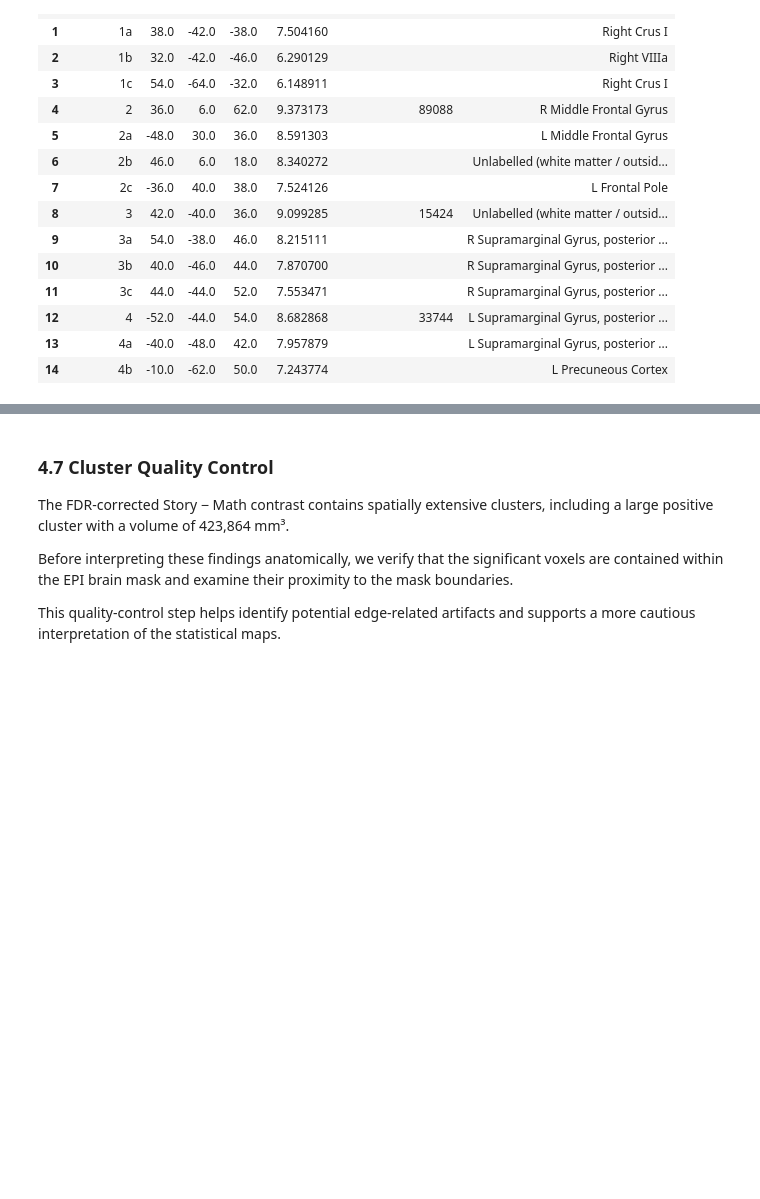
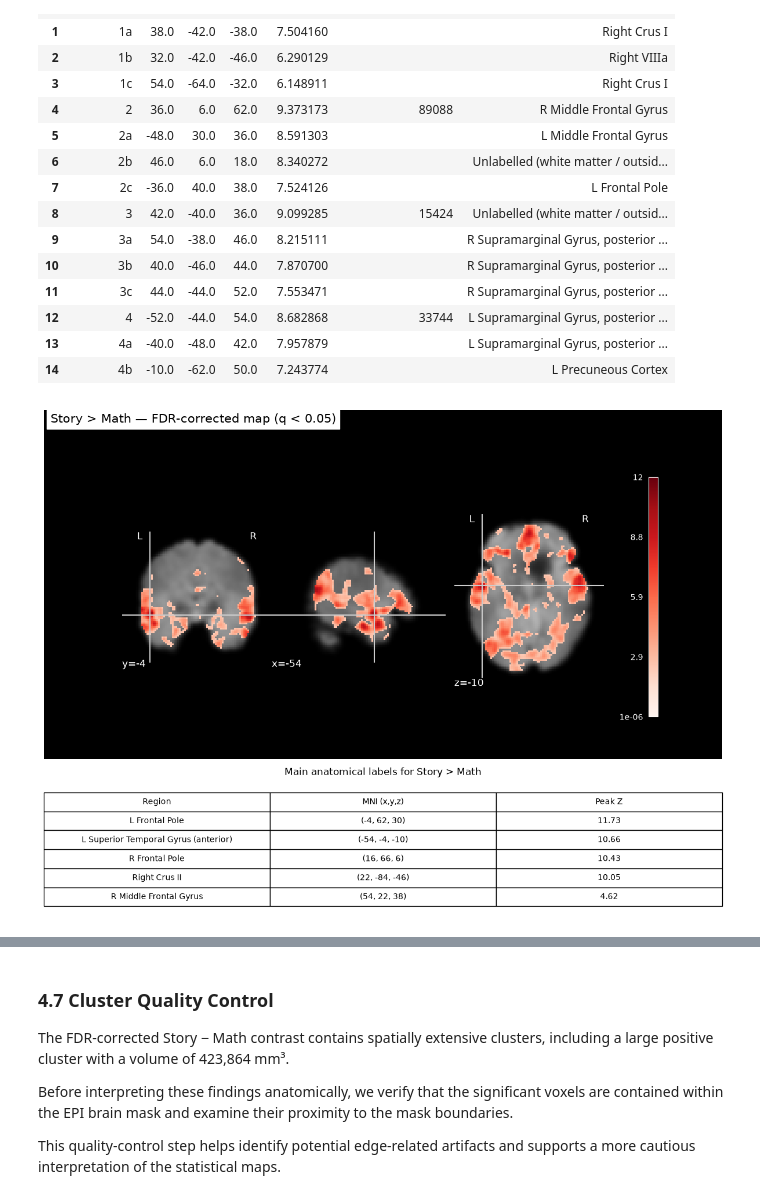
Before and after one commit to Yasmine-bou/NX421-MiniProject-1, a Jupyter notebook: 03_glm.ipynb, the cells around one changed output, grey strips where cells are left out. Drawn from its saved outputs; the diff is of its cells as text; code cells hidden in the pictures; blank space fills up the shorter version.

```diff
--- a/03_glm.ipynb
+++ b/03_glm.ipynb
@@ -1253,3 +1308,95 @@ Math > Story — peaks:
 | 12 | 4 | -52.0 | -44.0 | 54.0 | 8.682868 | 33744 | L Supramarginal Gyrus, posterior ... |
 | 13 | 4a | -40.0 | -48.0 | 42.0 | 7.957879 |  | L Supramarginal Gyrus, posterior ... |
 | 14 | 4b | -10.0 | -62.0 | 50.0 | 7.243774 |  | L Precuneous Cortex |
+# %%
+import pandas as pd
+import matplotlib.pyplot as plt
+from matplotlib import gridspec
+from nilearn import plotting
+import nibabel as nib
+import numpy as np
+from nilearn import image
+
+# ---------------------------------------------------
+# 1) Load Story-Math FDR map and keep only positive voxels
+# ---------------------------------------------------
+z_map_path = (
+    GLM_DIR / "first_level" / "story_minus_math" / "story_minus_math_z_score_fdr05.nii.gz"
+)
+
+z_map_img = nib.load(str(z_map_path))
+z_data = z_map_img.get_fdata()
+
+# Keep only positive voxels = Story > Math
+story_gt_math_data = np.where(z_data > 0, z_data, 0)
+story_gt_math_img = image.new_img_like(z_map_img, story_gt_math_data)
+
+# ---------------------------------------------------
+# 2) Create a small summary table of the main peaks
+#    (based on your cluster analysis output)
+# ---------------------------------------------------
+story_regions_df = pd.DataFrame({
+    "Region": [
+        "L Frontal Pole",
+        "L Superior Temporal Gyrus (anterior)",
+        "R Frontal Pole",
+        "Right Crus II",
+        "R Middle Frontal Gyrus"
+    ],
+    "MNI (x,y,z)": [
+        "(-4, 62, 30)",
+        "(-54, -4, -10)",
+        "(16, 66, 6)",
+        "(22, -84, -46)",
+        "(54, 22, 38)"
+    ],
+    "Peak Z": [
+        11.73,
+        10.66,
+        10.43,
+        10.05,
+        4.62
+    ]
+})
+
+# ---------------------------------------------------
+# 3) Make figure: map on top, table below
+# ---------------------------------------------------
+fig = plt.figure(figsize=(12, 9))
+gs = gridspec.GridSpec(2, 1, height_ratios=[3.5, 1.3])
+
+# --- Top: stat map
+ax1 = fig.add_subplot(gs[0])
+display = plotting.plot_stat_map(
+    story_gt_math_img,
+    bg_img=mean_glm_img,
+    display_mode="ortho",
+    cut_coords=(-54, -4, -10),
+    threshold=1e-6,
+    cmap="Reds",
+    colorbar=True,
+    title="Story > Math — FDR-corrected map (q < 0.05)",
+    axes=ax1
+)
+
+# --- Bottom: table
+ax2 = fig.add_subplot(gs[1])
+ax2.axis("off")
+
+table = ax2.table(
+    cellText=story_regions_df.values,
+    colLabels=story_regions_df.columns,
+    loc="center",
+    cellLoc="center"
+)
+table.auto_set_font_size(False)
+table.set_fontsize(10)
+table.scale(1, 1.5)
+
+ax2.set_title("Main anatomical labels for Story > Math", fontsize=12, pad=12)
+
+plt.tight_layout()
+plt.savefig(GLM_DIR / "fig_story_gt_math_annotated.png", dpi=200, bbox_inches="tight")
+plt.show()
+# %% [output]
+[figure, added]
```
Also changed, not shown: parts of 9 cells of this notebook.
